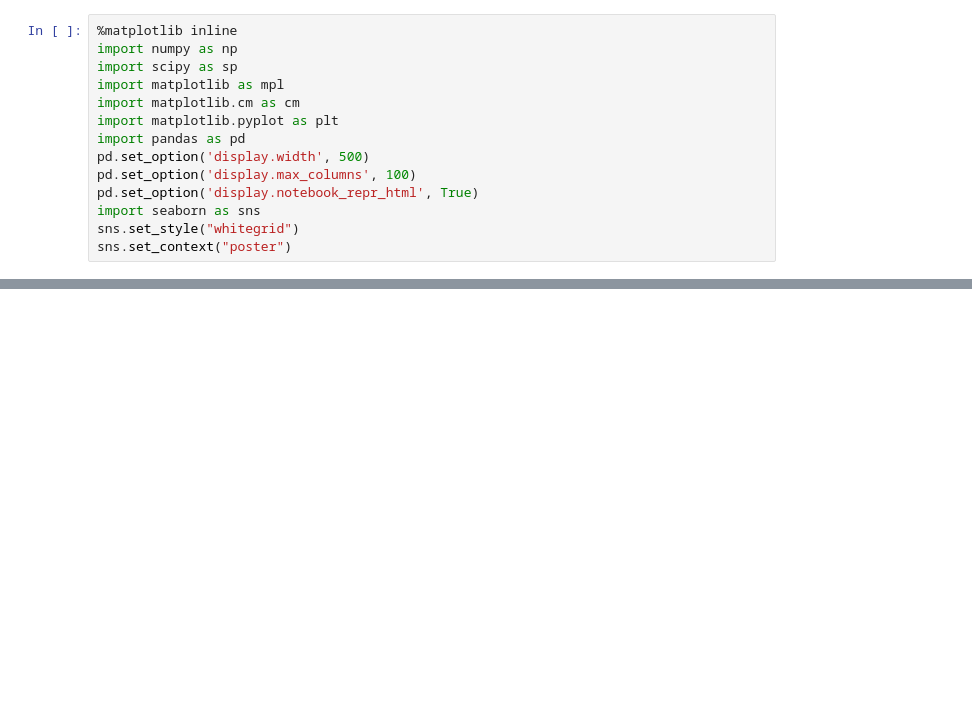
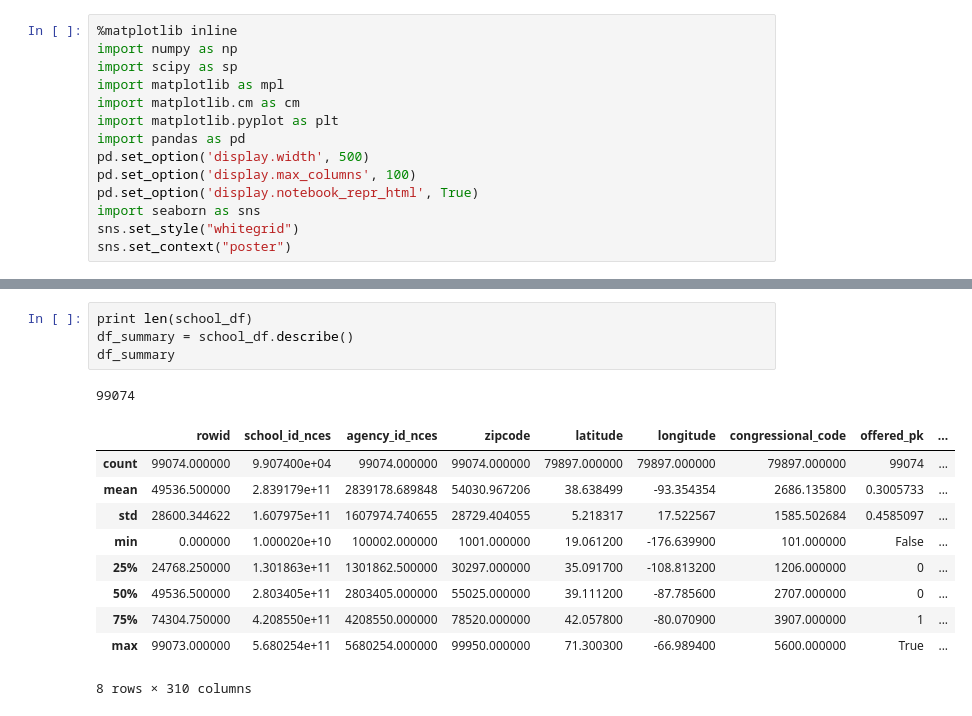
Before and after one commit to ashwindeo/dataschoolers, a Jupyter notebook: EDA_school.ipynb, the cells around one changed output, grey strips where cells are left out. Cells and saved outputs as stored; diff of their text form; blank space fills up the shorter version.

```diff
--- a/EDA_school.ipynb
+++ b/EDA_school.ipynb
@@ -49,0 +53,16 @@ for i, col in enumerate(sdf.columns):
+# %%
+print len(school_df)
+df_summary = school_df.describe()
+df_summary
+# %% [output]
+99074
+|  | rowid | school_id_nces | agency_id_nces | zipcode | latitude | longitude | congressional_code | offered_pk | ... |
+| count | 99074.000000 | 9.907400e+04 | 99074.000000 | 99074.000000 | 79897.000000 | 79897.000000 | 79897.000000 | 99074 | ... |
+| mean | 49536.500000 | 2.839179e+11 | 2839178.689848 | 54030.967206 | 38.638499 | -93.354354 | 2686.135800 | 0.3005733 | ... |
+| std | 28600.344622 | 1.607975e+11 | 1607974.740655 | 28729.404055 | 5.218317 | 17.522567 | 1585.502684 | 0.4585097 | ... |
+| min | 0.000000 | 1.000020e+10 | 100002.000000 | 1001.000000 | 19.061200 | -176.639900 | 101.000000 | False | ... |
+| 25% | 24768.250000 | 1.301863e+11 | 1301862.500000 | 30297.000000 | 35.091700 | -108.813200 | 1206.000000 | 0 | ... |
+| 50% | 49536.500000 | 2.803405e+11 | 2803405.000000 | 55025.000000 | 39.111200 | -87.785600 | 2707.000000 | 0 | ... |
+| 75% | 74304.750000 | 4.208550e+11 | 4208550.000000 | 78520.000000 | 42.057800 | -80.070900 | 3907.000000 | 1 | ... |
+| max | 99073.000000 | 5.680254e+11 | 5680254.000000 | 99950.000000 | 71.300300 | -66.989400 | 5600.000000 | True | ... |
+8 rows × 310 columns
```
Also changed, not shown: parts of 6 cells of this notebook.
